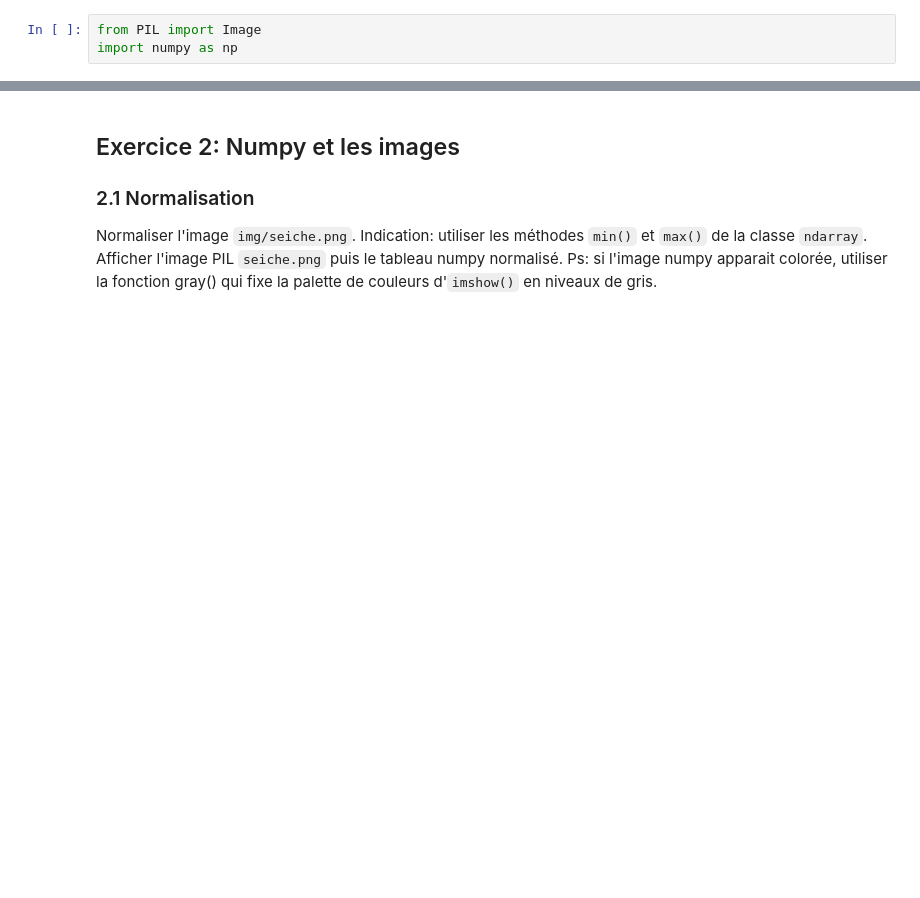
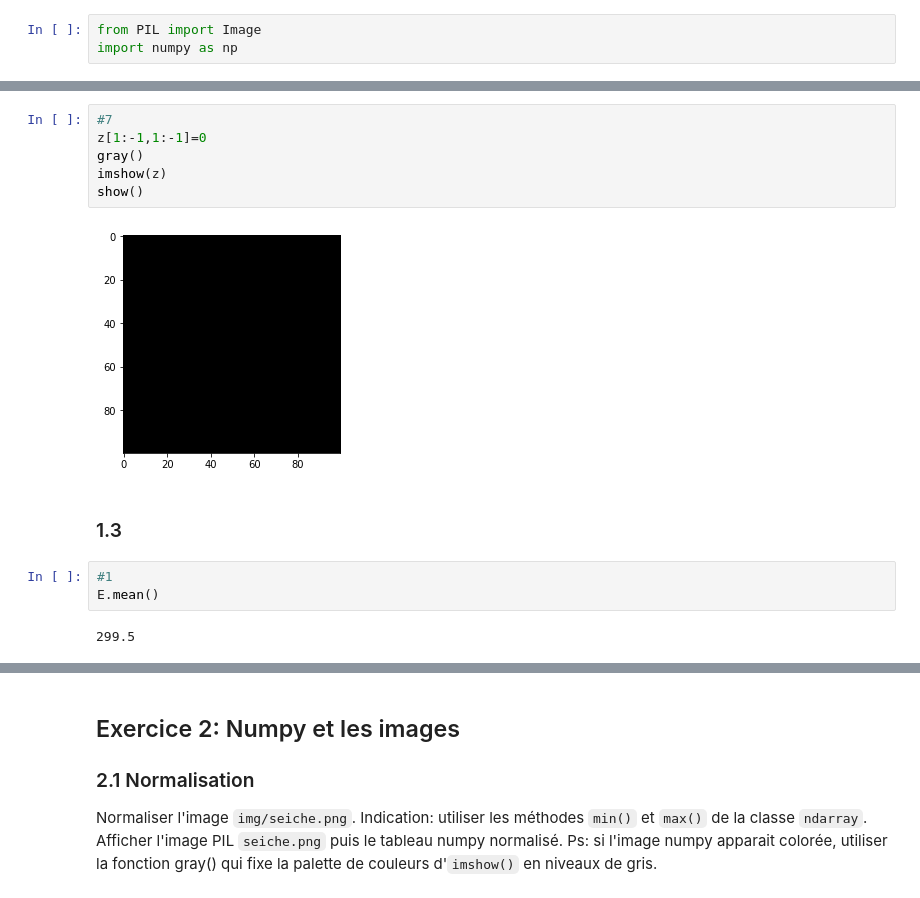
Before and after one commit to azn94/UE-Image, a Jupyter notebook: TME3/TME3_Sujet.ipynb, the cells around one changed output, grey strips where cells are left out. Saved outputs shown, nothing was run; the diff lists cells and outputs as text; blank space fills up the shorter version.

```diff
--- a/TME3/TME3_Sujet.ipynb
+++ b/TME3/TME3_Sujet.ipynb
@@ -10,0 +183,15 @@ import numpy as np
+# %%
+#7
+z[1:-1,1:-1]=0
+gray()
+imshow(z)
+show()
+# %% [output]
+[figure, added]
+# %% [markdown]
+### 1.3
+# %%
+#1
+E.mean()
+# %% [output]
+299.5
```
Also changed, not shown: parts of 26 cells of this notebook, 1 other file.
